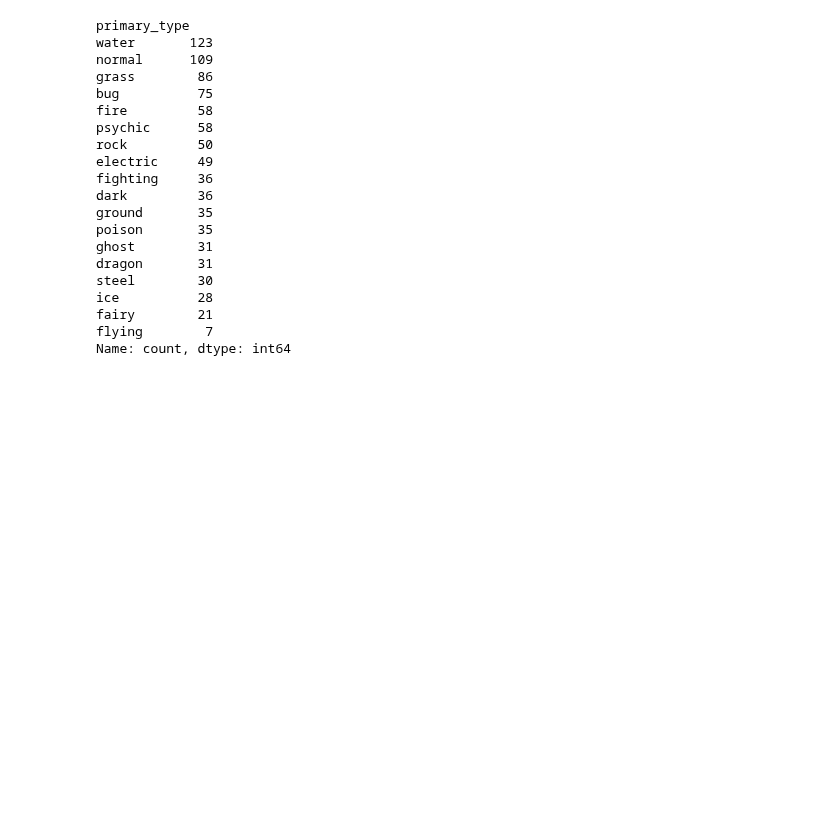
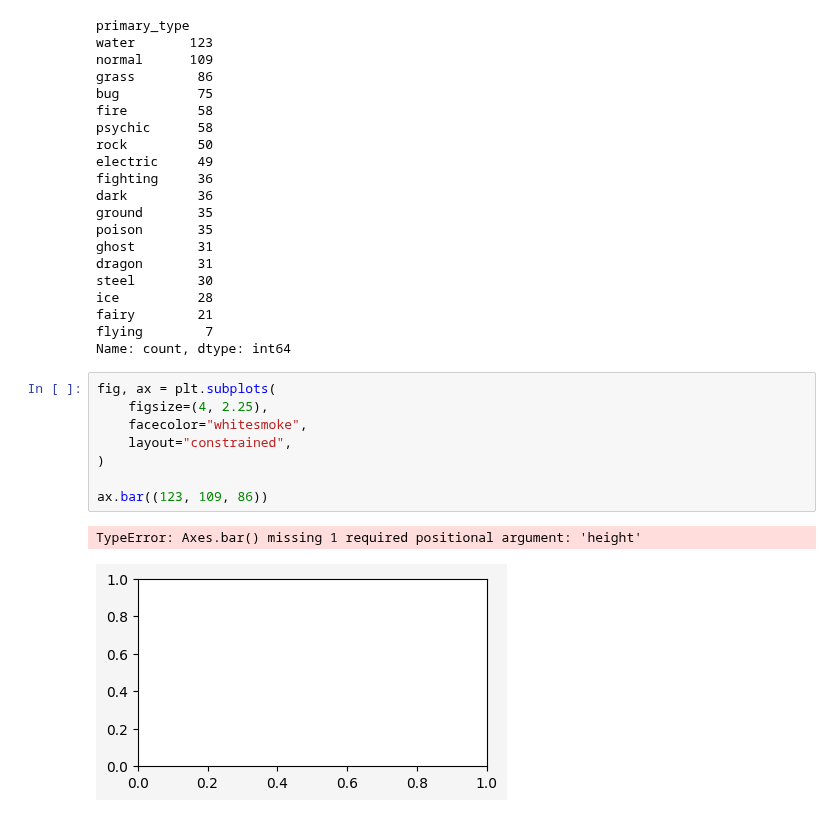
Before and after one commit to NicoleSchwartz/20241505-tutorial-pandas-matplotlib, a Jupyter notebook: tutorial.ipynb, the cells around one changed output. Drawn from its saved outputs; the diff is of its cells as text; blank space fills up the shorter version.

```diff
--- a/tutorial.ipynb
+++ b/tutorial.ipynb
@@ -698,3 +698,14 @@ ice          28
 fairy        21
 flying        7
 Name: count, dtype: int64
+# %%
+fig, ax = plt.subplots(
+    figsize=(4, 2.25),
+    facecolor="whitesmoke",
+    layout="constrained",
+)
+
+ax.bar((123, 109, 86))
+# %% [output]
+TypeError: Axes.bar() missing 1 required positional argument: 'height'
+[figure, added]
```
